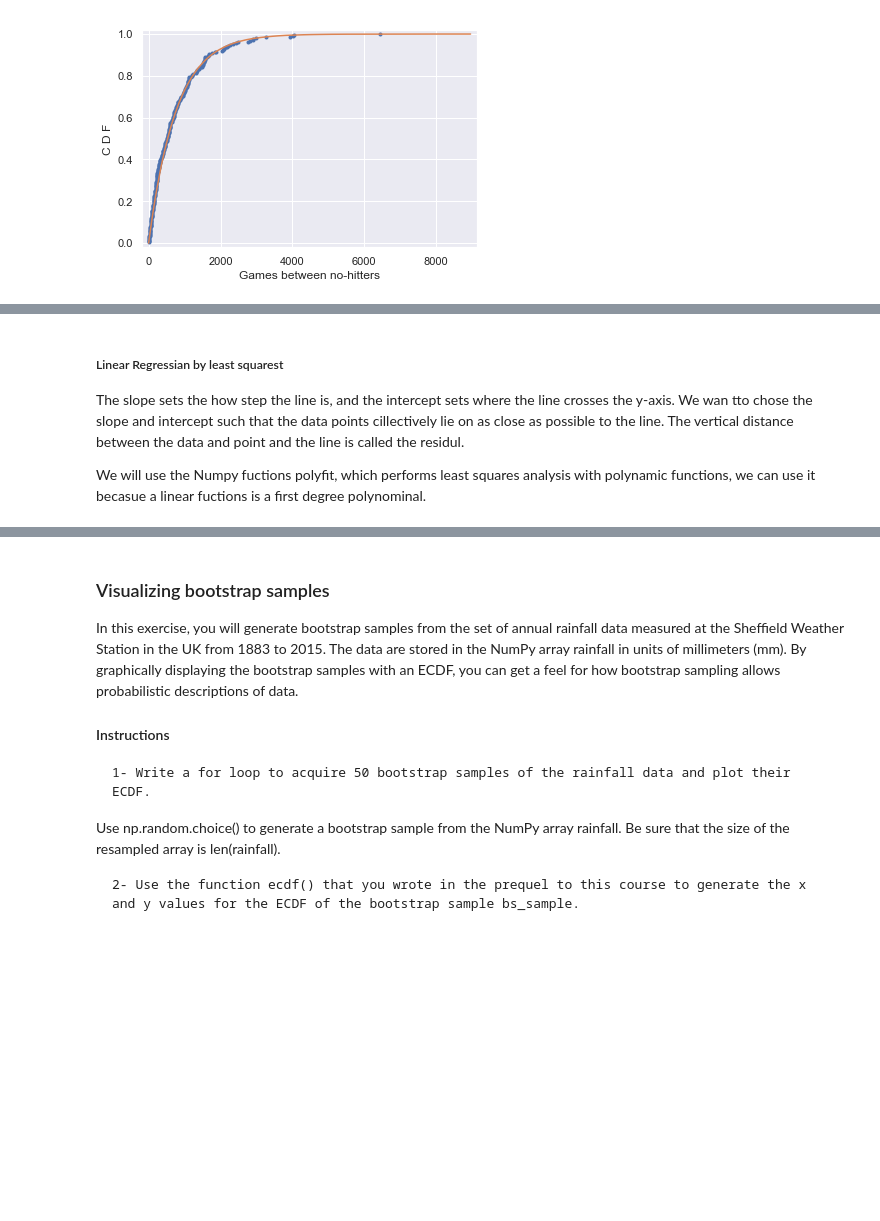
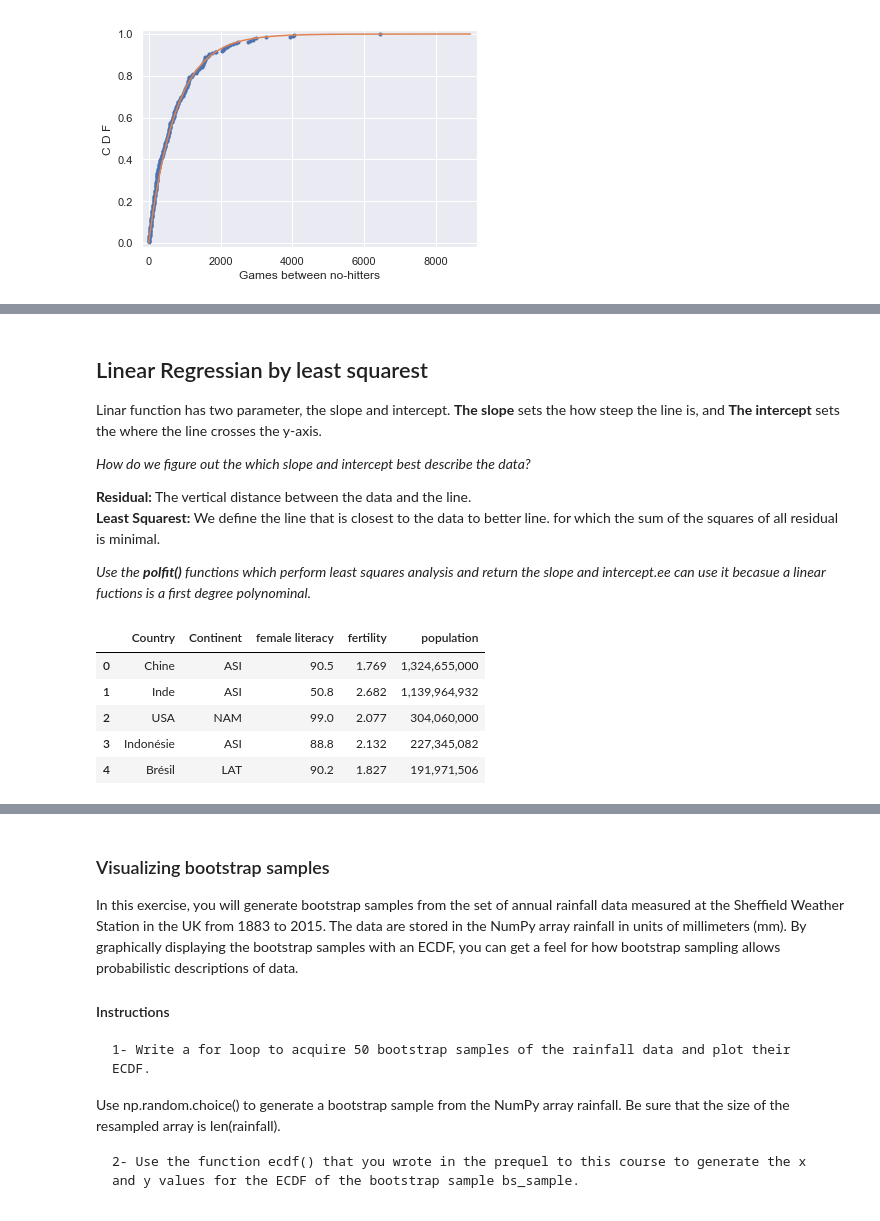
Before and after one commit to aysbt/DataCamp, a Jupyter notebook: Statistical_Thinking_in_Python_Part_2.ipynb, the cells around one changed output, grey strips where cells are left out. Saved outputs shown, nothing was run; the diff lists cells and outputs as text; code cells hidden in the pictures; blank space fills up the shorter version.

```diff
--- a/Statistical_Thinking_in_Python_Part_2.ipynb
+++ b/Statistical_Thinking_in_Python_Part_2.ipynb
@@ -148,6 +137,21 @@ plt.show()
 # %% [markdown]
-##### Linear Regressian by least squarest
+## Linear Regressian by least squarest
 
-The slope sets the how step the line is, and the intercept sets where the line crosses the y-axis. We wan tto chose the slope and intercept such that the data points cillectively lie on as close as possible to the line. The vertical distance between the data and point and the line is called the residul.
+Linar function has two parameter, the slope and intercept. **The slope** sets the how steep the line is, and **The intercept** sets the where the line crosses the y-axis.
 
-We will use the Numpy fuctions polyfit, which performs least squares analysis with polynamic functions, we can use it becasue a linear fuctions is  a first degree polynominal.
+*How do we figure out the which slope and intercept best describe the data?*
+
+**Residual:** The vertical distance between the data and the line.<br>
+**Least Squarest:** We define the line that is closest to the data to better line. for which the sum of the squares of all residual is minimal.
+
+*Use the **polfit()** functions which perform least squares analysis and return the slope and intercept.ee can use it becasue a linear fuctions is  a first degree polynominal.*
+# %%
+female_literacy_fertility = pd.read_csv('data/female_literacy_fertility.csv')
+female_literacy_fertility.head()
+# %% [output]
+|  | Country | Continent | female literacy | fertility | population |
+| 0 | Chine | ASI | 90.5 | 1.769 | 1,324,655,000 |
+| 1 | Inde | ASI | 50.8 | 2.682 | 1,139,964,932 |
+| 2 | USA | NAM | 99.0 | 2.077 | 304,060,000 |
+| 3 | Indonésie | ASI | 88.8 | 2.132 | 227,345,082 |
+| 4 | Brésil | LAT | 90.2 | 1.827 | 191,971,506 |
```
Also changed, not shown: parts of 18 cells of this notebook.
